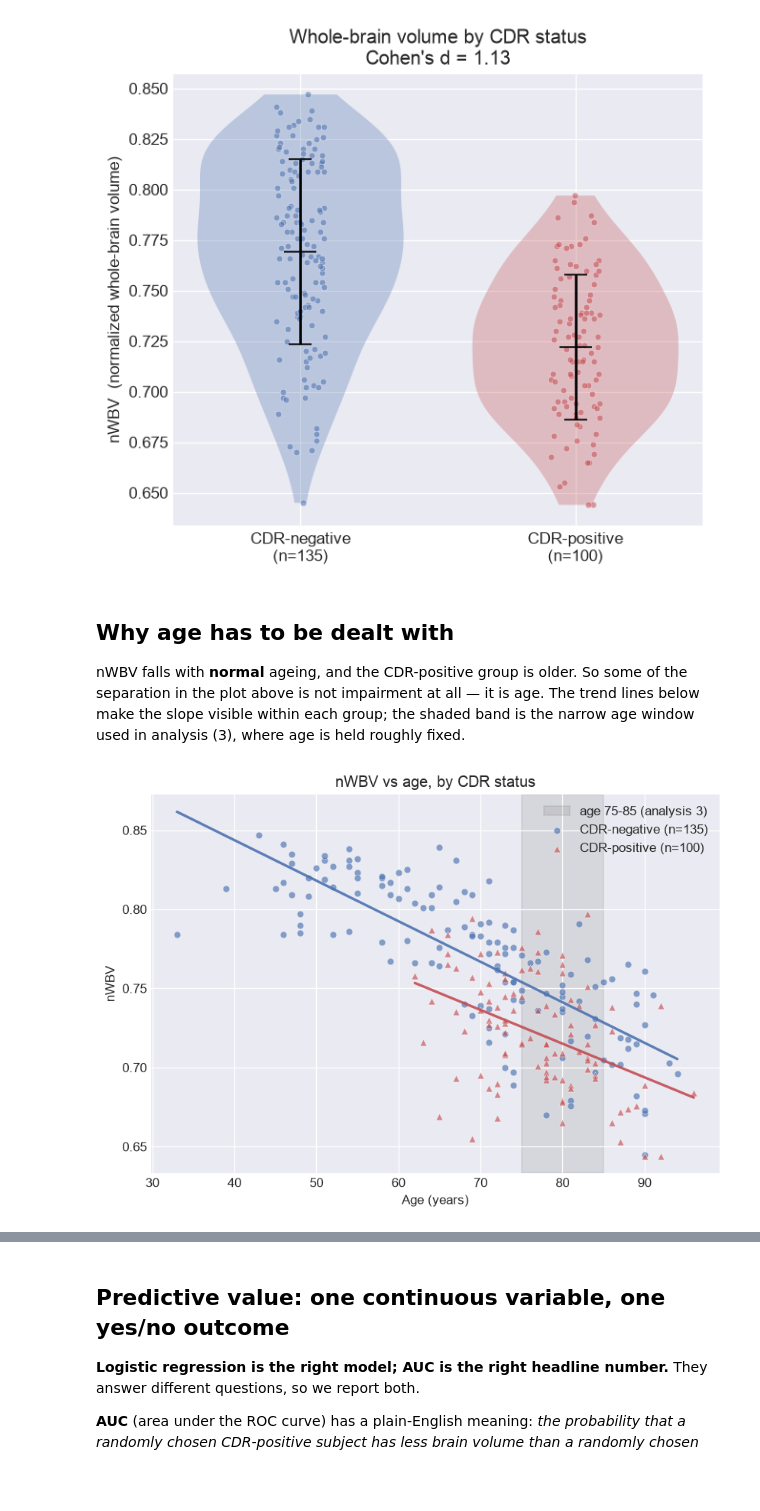
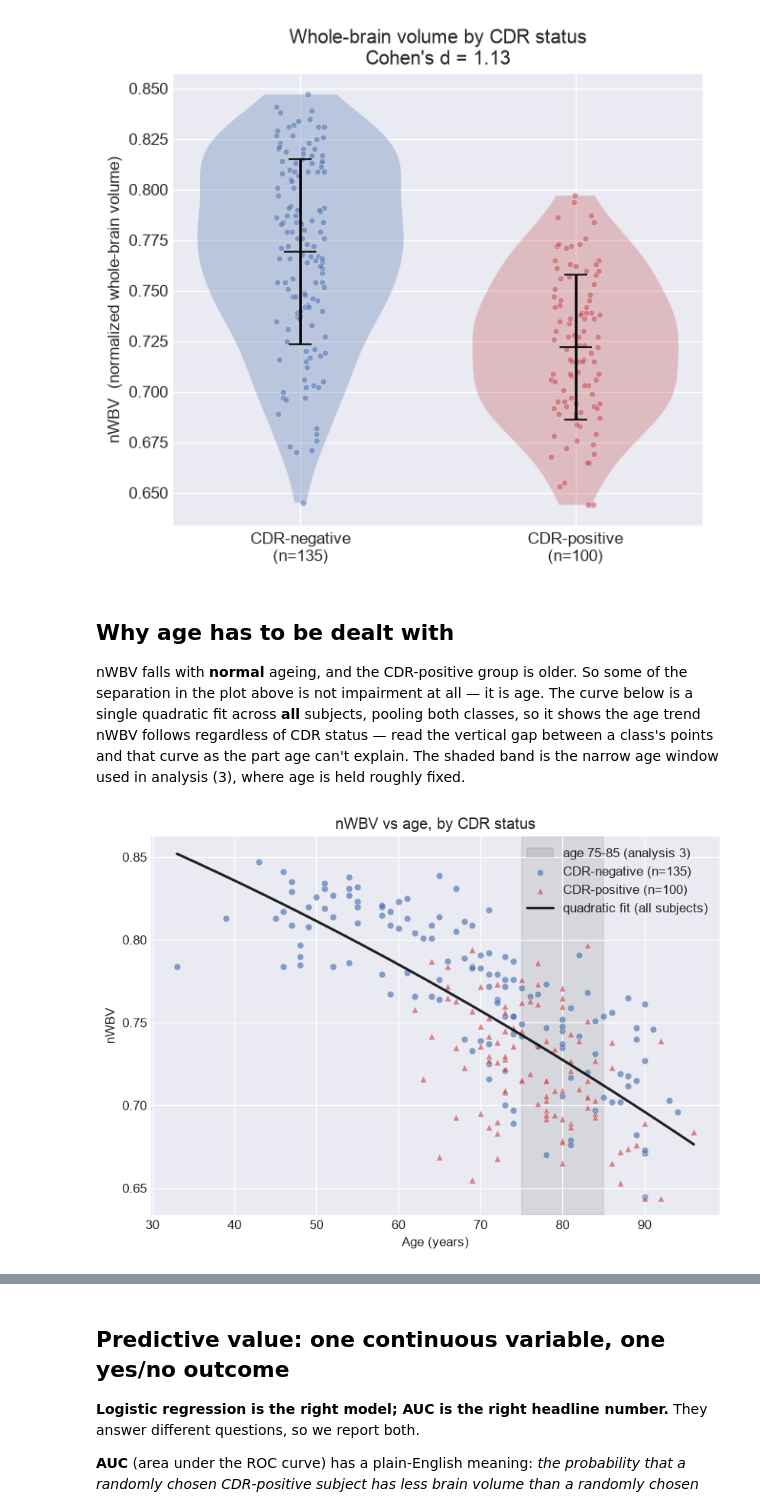
Before and after one commit to emarti/immersion2026-ai-imaging, a Jupyter notebook: internal/jupyter/nWBV.ipynb, the cells around one changed output, grey strips where cells are left out. Cells and saved outputs as stored; diff of their text form; code cells hidden in the pictures; blank space fills up the shorter version.

```diff
--- a/internal/jupyter/nWBV.ipynb
+++ b/internal/jupyter/nWBV.ipynb
@@ -54,8 +52,14 @@ Two filters matter, and both change the answer if you skip them:
   assessed. They cannot be labelled, so they are dropped — which is exactly what
   `step1-gather-metadata.py` does too.
 # %%
-config = load_config()
-xlsx = reference_xlsx(config)
+load_dotenv(os.path.join(REPO_ROOT, '.env'))
+
+if 'DATA_RAW_PATH' not in os.environ:
+    raise SystemExit('DATA_RAW_PATH is not set. Copy .env.example to .env at the repository '
+                     'root and point it at your OASIS data (see readme.md).')
+
+xlsx = os.path.join(os.path.expanduser(os.environ['DATA_RAW_PATH']),
+                    'docs', 'oasis_cross-sectional.xlsx')
 print('Reading:', xlsx)
 
 raw = pd.read_excel(xlsx)
@@ -140,31 +144,36 @@ plt.show()
 ## Why age has to be dealt with
 
 nWBV falls with **normal** ageing, and the CDR-positive group is older. So some of the
-separation in the plot above is not impairment at all — it is age. The trend lines below
-make the slope visible within each group; the shaded band is the narrow age window used in
-analysis (3), where age is held roughly fixed.
+separation in the plot above is not impairment at all — it is age. The curve below is a
+single quadratic fit across **all** subjects, pooling both classes, so it shows the age
+trend nWBV follows regardless of CDR status — read the vertical gap between a class's
+points and that curve as the part age can't explain. The shaded band is the narrow age
+window used in analysis (3), where age is held roughly fixed.
 # %%
 fig, ax = plt.subplots(figsize=(7, 5))
 
 ax.axvspan(75, 85, color='0.4', alpha=0.15, zorder=0, label='age 75-85 (analysis 3)')
 
 for mask, colour, marker, label in [
     (~df['CDR_positive'], NEG_COLOR, 'o', NEG_LABEL),
     (df['CDR_positive'], POS_COLOR, '^', POS_LABEL),
 ]:
     sub = df[mask]
     ax.scatter(sub['Age'], sub['nWBV'], s=28, marker=marker, color=colour, alpha=0.65,
                edgecolor='white', linewidth=0.4, label=f'{label} (n={len(sub)})')
-    # Least-squares trend line per group -- the downward slope IS the age confound.
-    slope, intercept = np.polyfit(sub['Age'], sub['nWBV'], 1)
-    xs = np.linspace(sub['Age'].min(), sub['Age'].max(), 50)
-    ax.plot(xs, slope * xs + intercept, color=colour, linewidth=2, alpha=0.9)
+
+# Single quadratic (degree 2) fit across ALL subjects, pooling both classes -- the age
+# trend nWBV follows on its own, independent of CDR status.
+coeffs = np.polyfit(df['Age'], df['nWBV'], 2)
+xs = np.linspace(df['Age'].min(), df['Age'].max(), 200)
+ax.plot(xs, np.polyval(coeffs, xs), color='black', linewidth=2, alpha=0.85,
+        label='quadratic fit (all subjects)')
 
 ax.set_xlabel('Age (years)')
 ax.set_ylabel('nWBV')
 ax.set_title('nWBV vs age, by CDR status')
 ax.legend(loc='upper right', framealpha=0.9)
 fig.tight_layout()
 plt.show()
 # %% [output]
-[figure, old version]
+[figure, new version]
```
Also changed, not shown: parts of 5 cells of this notebook, 17 other files.
